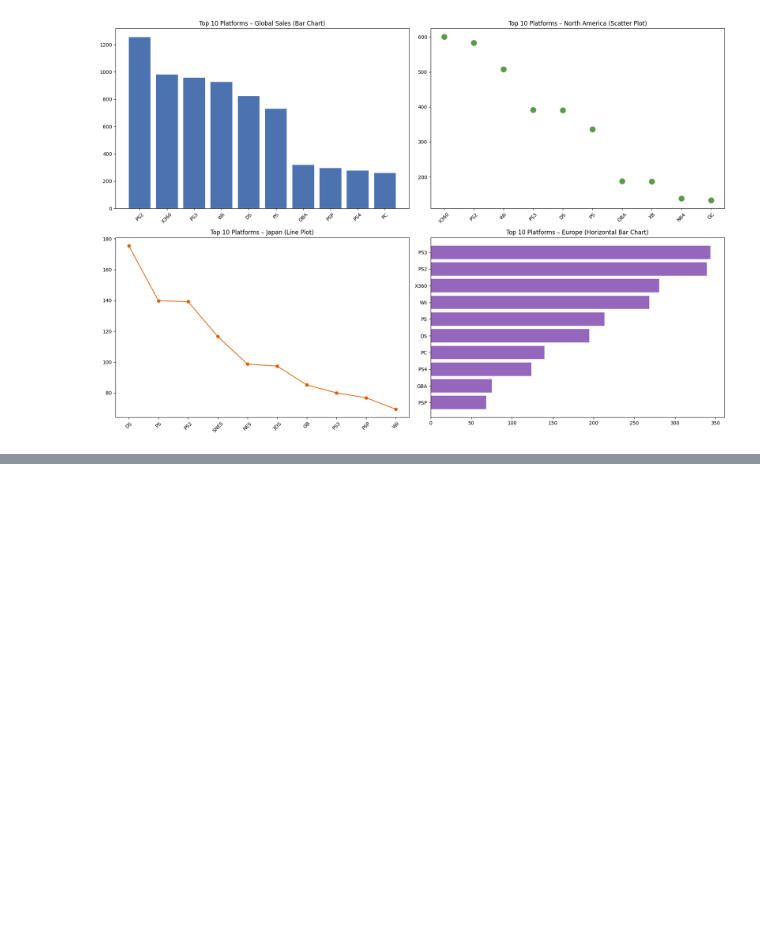
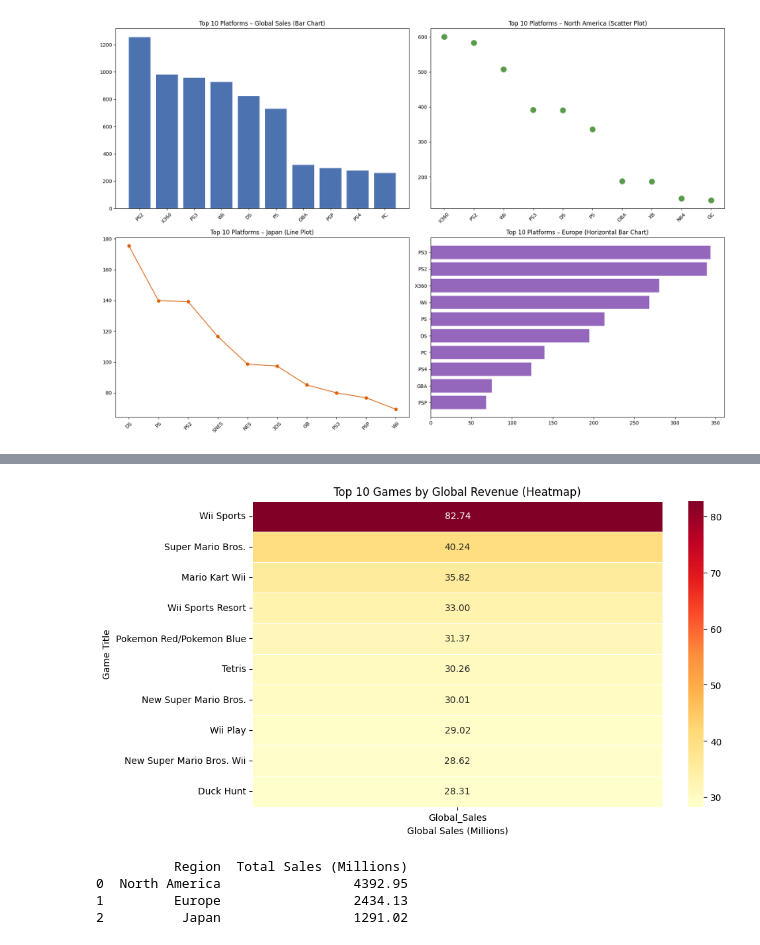
Before and after one commit to Teerp1986/TP_KeystoneDA, a Jupyter notebook: vgEvlove.ipynb, the cells around one changed output, grey strips where cells are left out. Cells and saved outputs as stored; diff of their text form; code cells hidden in the pictures; blank space fills up the shorter version.

```diff
--- a/vgEvlove.ipynb
+++ b/vgEvlove.ipynb
@@ -332,0 +368,2 @@ plt.show()
+# %%
+df_vgsales2.rename(columns={'Name':'Game', 'NA_Sales':'North America', 'EU_Sales':'Europe', 'JP_Sales':'Japan'}, inplace=True)
@@ -332,0 +395,54 @@ plt.show()
+# %%
+import seaborn as sns
+import matplotlib.pyplot as plt
+
+# Sort and select top 10 games by Global Sales
+sorted_df_vgsales2 = df_vgsales2.sort_values(by=['Global_Sales'], ascending=False)
+Global_Sales = sorted_df_vgsales2.head(10)
+
+# Set the Game column as the index so it appears on the y-axis
+Global_Sales = Global_Sales.set_index("Game")
+
+# Create heatmap
+plt.figure(figsize=(10, 6))
+sns.heatmap(
+    Global_Sales[['Global_Sales']],
+    annot=True,
+    cmap='YlOrRd',
+    linewidths=.5,
+    fmt=".2f"
+)
+
+plt.title("Top 10 Games by Global Revenue (Heatmap)")
+plt.ylabel("Game Title")
+plt.xlabel("Global Sales (Millions)")
+plt.show()
+# %% [output]
+[figure, added]
+# %%
+#Which country has made the most revenue in video gaming between Japan, North America, and Europe?
+
+# Sum total sales by region
+na_sales = df_vgsales2["North America"].sum()
+eu_sales = df_vgsales2["Europe"].sum()
+jp_sales = df_vgsales2["Japan"].sum()
+
+# Create a summary DataFrame
+region_sales = pd.DataFrame({
+    "Region": ["North America", "Europe", "Japan"],
+    "Total Sales (Millions)": [na_sales, eu_sales, jp_sales]
+})
+
+# Sort by revenue
+region_sales = region_sales.sort_values(by="Total Sales (Millions)", ascending=False)
+
+# Display result
+print(region_sales.head())
+
+import seaborn as sns
+import matplotlib.pyplot as plt
+# %% [output]
+          Region  Total Sales (Millions)
+0  North America                 4392.95
+1         Europe                 2434.13
+2          Japan                 1291.02
```
Also changed, not shown: parts of 11 cells of this notebook.
